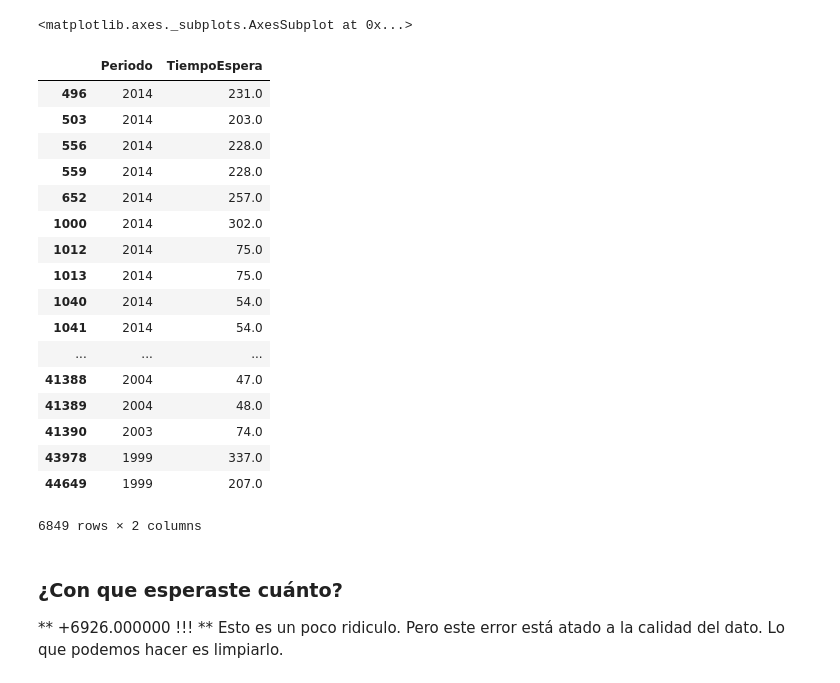
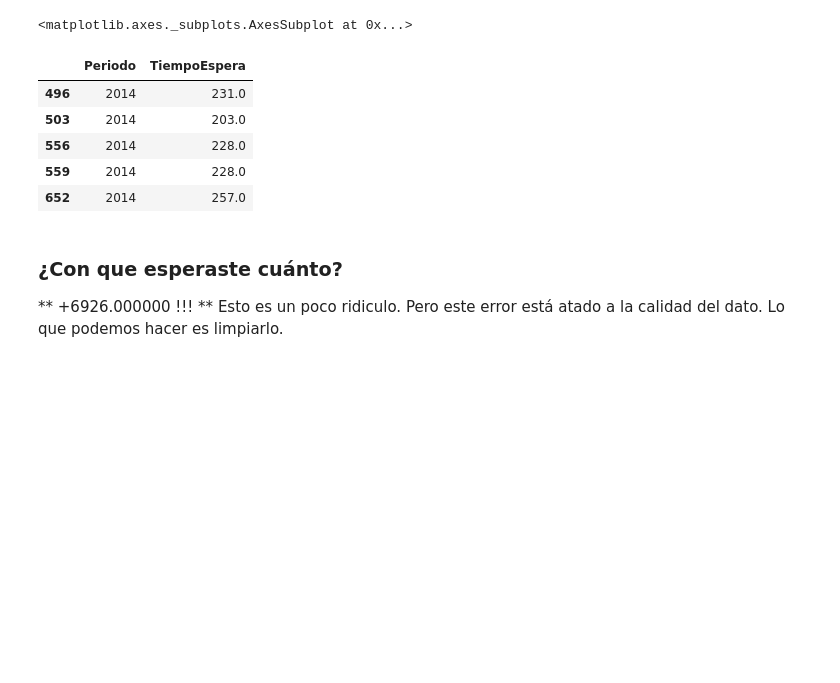
Before and after one commit to tian2992/notebooks_dateros, a Jupyter notebook: 03/03-leer-escribir-basesDeDatos.ipynb, the cells around one changed output. Saved outputs shown, nothing was run; the diff lists cells and outputs as text; code cells hidden in the pictures; blank space fills up the shorter version.

```diff
--- a/03/03-leer-escribir-basesDeDatos.ipynb
+++ b/03/03-leer-escribir-basesDeDatos.ipynb
@@ -96,26 +96,14 @@ tiempos_espera.plot()
 [interactive output not drawn]
 <matplotlib.axes._subplots.AxesSubplot at 0x...>
 # %%
-tiempos_espera[tiempos_espera["TiempoEspera"] > 0]
+tiempos_espera[tiempos_espera["TiempoEspera"] > 0].head()
 # %% [output]
 |  | Periodo | TiempoEspera |
 | 496 | 2014 | 231.0 |
 | 503 | 2014 | 203.0 |
 | 556 | 2014 | 228.0 |
 | 559 | 2014 | 228.0 |
 | 652 | 2014 | 257.0 |
-| 1000 | 2014 | 302.0 |
-| 1012 | 2014 | 75.0 |
-| 1013 | 2014 | 75.0 |
-| 1040 | 2014 | 54.0 |
-| 1041 | 2014 | 54.0 |
-| ... | ... | ... |
-| 41388 | 2004 | 47.0 |
-| 41389 | 2004 | 48.0 |
-| 41390 | 2003 | 74.0 |
-| 43978 | 1999 | 337.0 |
-| 44649 | 1999 | 207.0 |
-6849 rows × 2 columns
 # %% [markdown]
 ### ¿Con que esperaste cuánto?
 ** +6926.000000 !!! **
```
Also changed, not shown: parts of 5 cells of this notebook.
